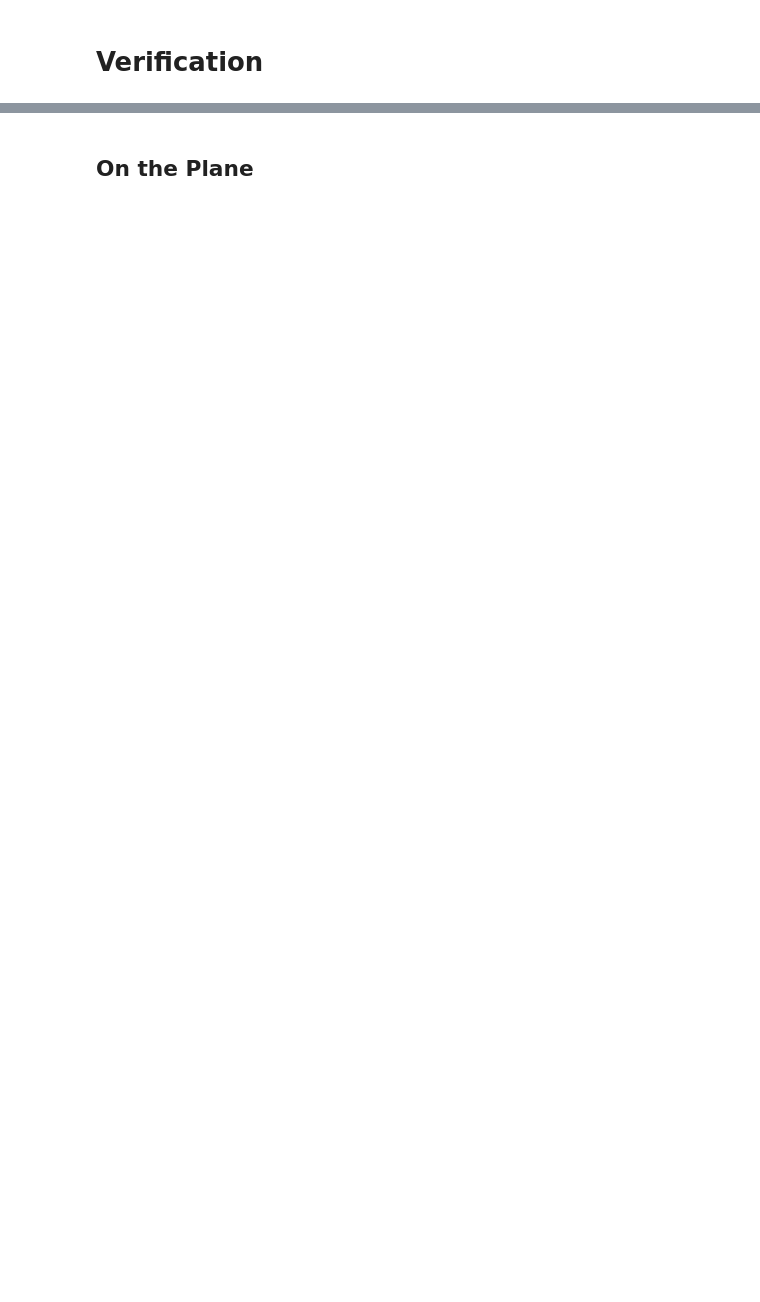
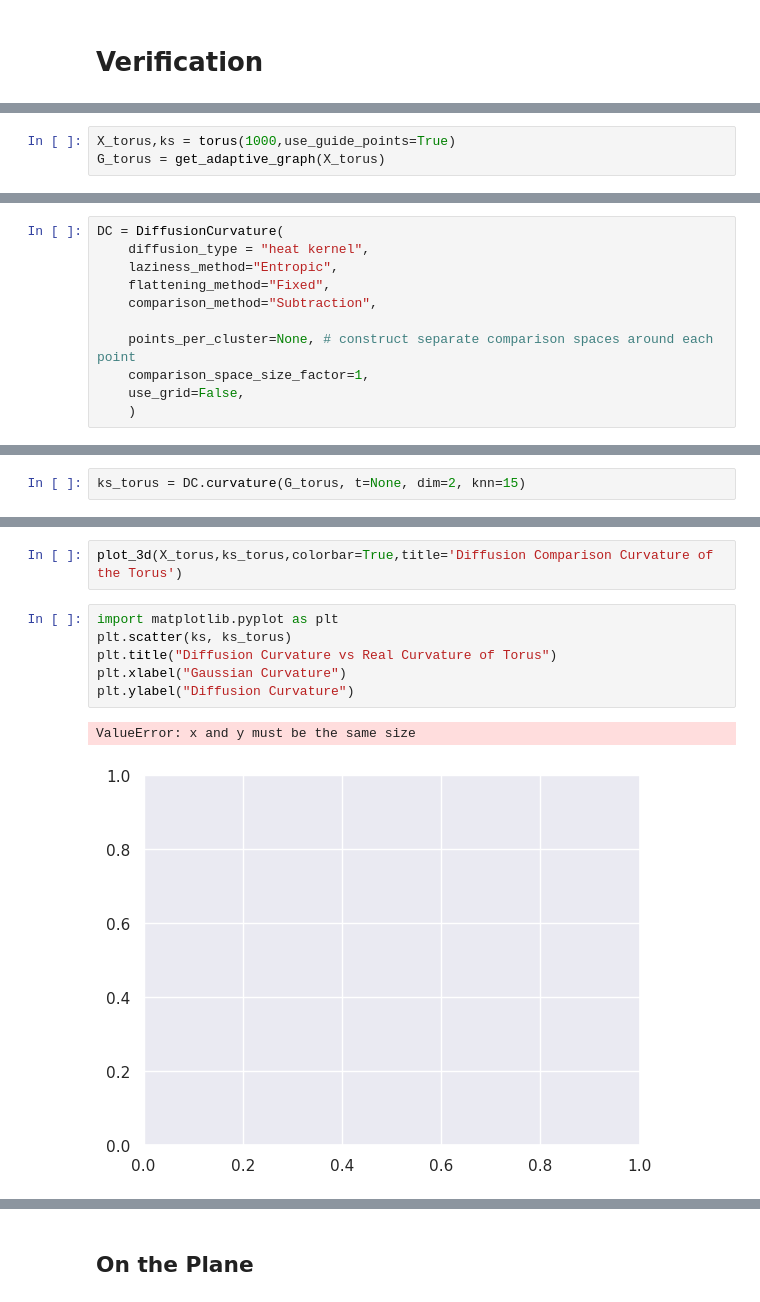
Before and after one commit to professorwug/diffusion_curvature_old, a Jupyter notebook: nbs/1 Core.ipynb, the cells around one changed output, grey strips where cells are left out. Cells and saved outputs as stored; diff of their text form; blank space fills up the shorter version.

```diff
--- a/nbs/1 Core.ipynb
+++ b/nbs/1 Core.ipynb
@@ -302,0 +372,3 @@ tensor([0, 1, 2, 3])
+# %%
+X_torus,ks = torus(1000,use_guide_points=True)
+G_torus = get_adaptive_graph(X_torus)
@@ -302,0 +381,11 @@ tensor([0, 1, 2, 3])
+# %%
+DC = DiffusionCurvature(
+    diffusion_type = "heat kernel",
+    laziness_method="Entropic",
+    flattening_method="Fixed",
+    comparison_method="Subtraction",
+
+    points_per_cluster=None, # construct separate comparison spaces around each point
+    comparison_space_size_factor=1,
+    use_grid=False,
+    )
@@ -302,0 +401,2 @@ tensor([0, 1, 2, 3])
+# %%
+ks_torus = DC.curvature(G_torus, t=None, dim=2, knn=15)
@@ -302,0 +416,11 @@ tensor([0, 1, 2, 3])
+# %%
+plot_3d(X_torus,ks_torus,colorbar=True,title='Diffusion Comparison Curvature of the Torus')
+# %%
+import matplotlib.pyplot as plt
+plt.scatter(ks, ks_torus)
+plt.title("Diffusion Curvature vs Real Curvature of Torus")
+plt.xlabel("Gaussian Curvature")
+plt.ylabel("Diffusion Curvature")
+# %% [output]
+ValueError: x and y must be the same size
+[figure, added]
```
Also changed, not shown: parts of 53 cells of this notebook, 24 other files.
